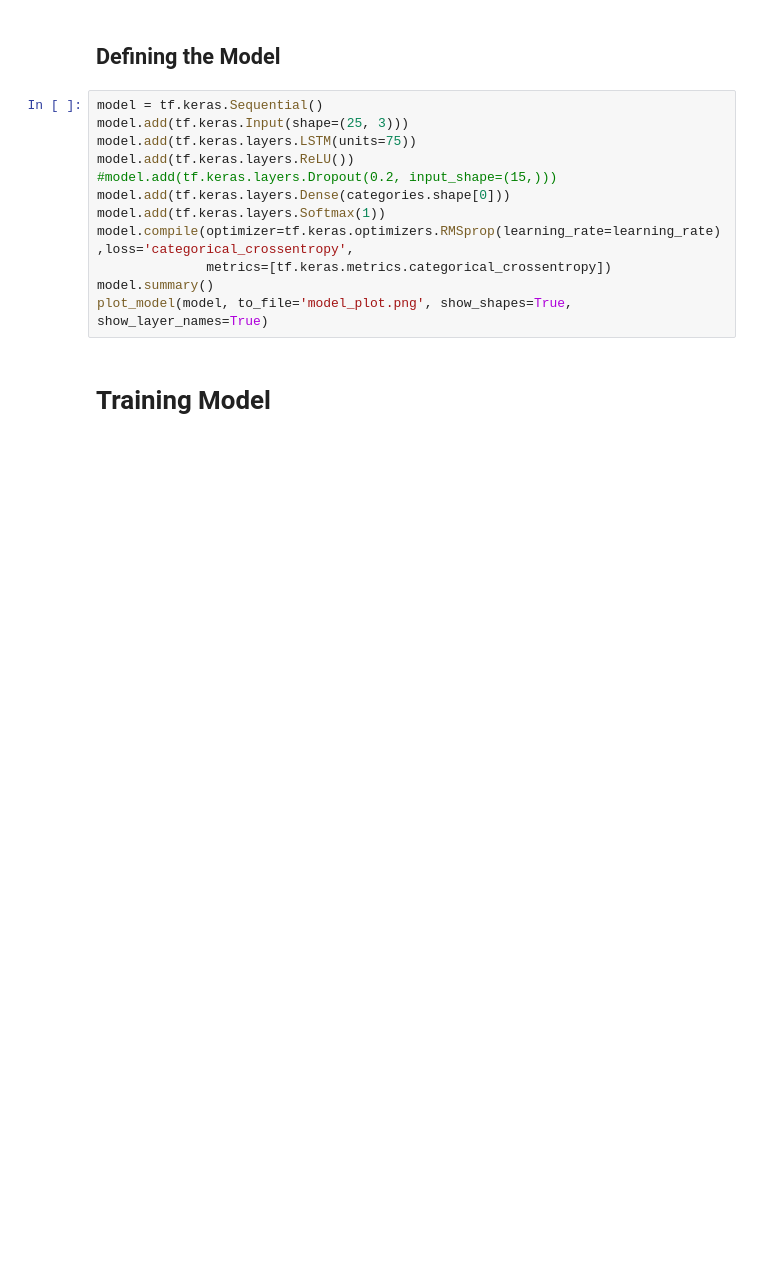
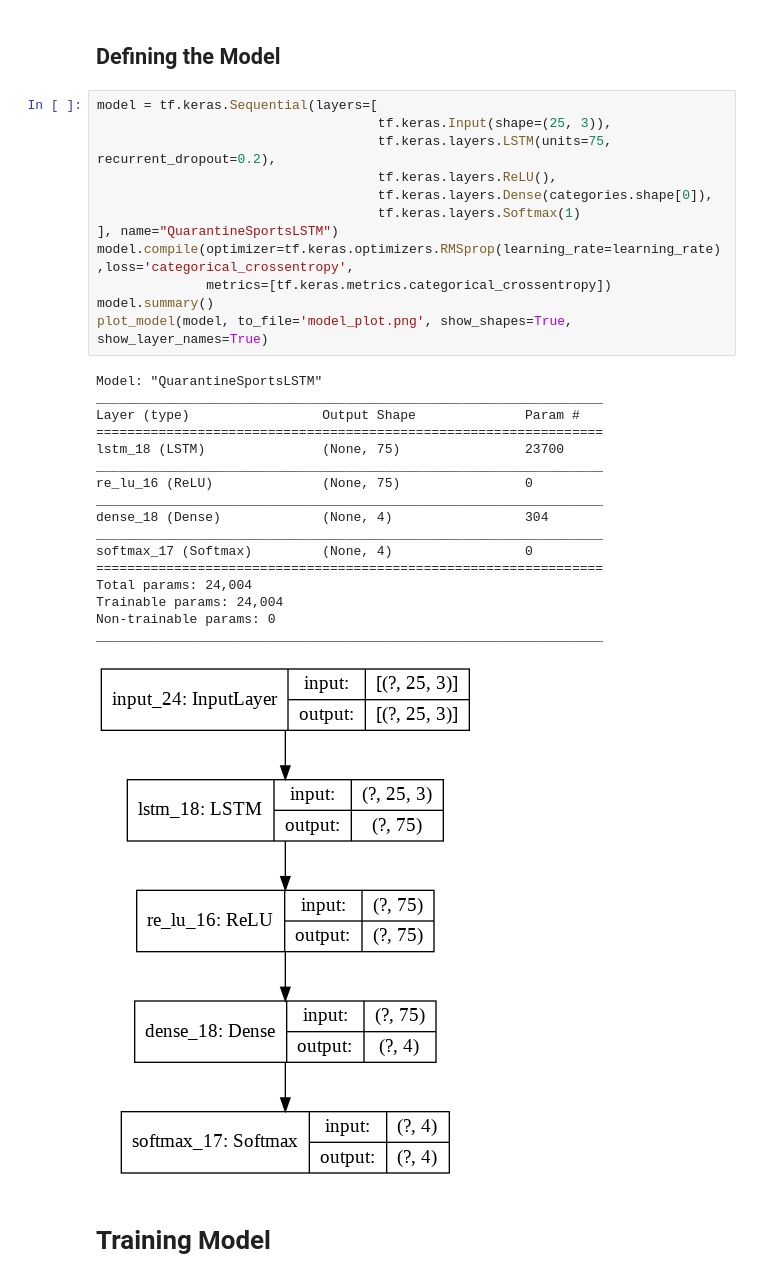
Before and after one commit to Gabor132/QuarantineSportsClassifier, a Jupyter notebook: src/QuarantineSportsLSTMModel.ipynb, the cells around one changed output. Cells and saved outputs as stored; diff of their text form; blank space fills up the shorter version.

Commit message:
Added some small graphs

```diff
--- a/src/QuarantineSportsLSTMModel.ipynb
+++ b/src/QuarantineSportsLSTMModel.ipynb
@@ -168,17 +208,35 @@ print("Number of training frame sets {} and number of testing frame sets {} and
 # %% [markdown]
 ## Defining the Model
 # %%
-model = tf.keras.Sequential()
-model.add(tf.keras.Input(shape=(25, 3)))
-model.add(tf.keras.layers.LSTM(units=75))
-model.add(tf.keras.layers.ReLU())
-#model.add(tf.keras.layers.Dropout(0.2, input_shape=(15,)))
-model.add(tf.keras.layers.Dense(categories.shape[0]))
-model.add(tf.keras.layers.Softmax(1))
+model = tf.keras.Sequential(layers=[
+                                    tf.keras.Input(shape=(25, 3)),
+                                    tf.keras.layers.LSTM(units=75, recurrent_dropout=0.2),
+                                    tf.keras.layers.ReLU(),
+                                    tf.keras.layers.Dense(categories.shape[0]),
+                                    tf.keras.layers.Softmax(1)
+], name="QuarantineSportsLSTM")
 model.compile(optimizer=tf.keras.optimizers.RMSprop(learning_rate=learning_rate),loss='categorical_crossentropy',
               metrics=[tf.keras.metrics.categorical_crossentropy])
 model.summary()
 plot_model(model, to_file='model_plot.png', show_shapes=True, show_layer_names=True)
+# %% [output]
+Model: "QuarantineSportsLSTM"
+_________________________________________________________________
+Layer (type)                 Output Shape              Param #
+=================================================================
+lstm_18 (LSTM)               (None, 75)                23700
+_________________________________________________________________
+re_lu_16 (ReLU)              (None, 75)                0
+_________________________________________________________________
+dense_18 (Dense)             (None, 4)                 304
+_________________________________________________________________
+softmax_17 (Softmax)         (None, 4)                 0
+=================================================================
+Total params: 24,004
+Trainable params: 24,004
+Non-trainable params: 0
+_________________________________________________________________
+[figure, added]
 # %% [markdown]
 # Training Model
 # %%
```
Also changed, not shown: parts of 13 cells of this notebook.
